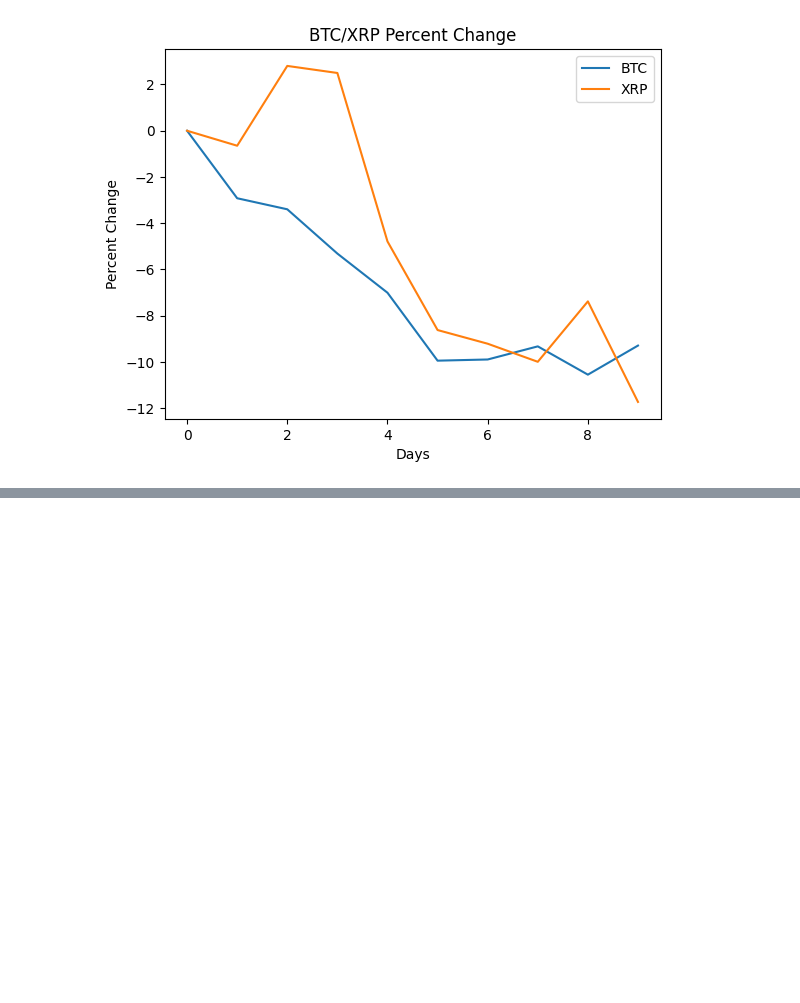
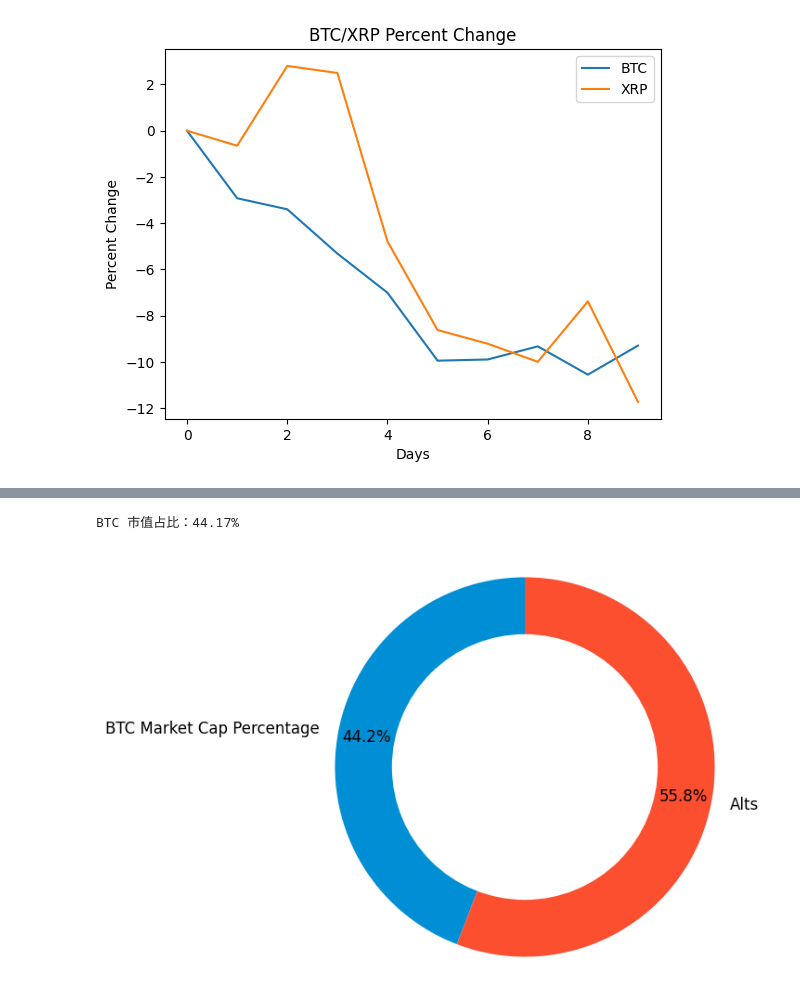
Before and after one commit to darrien-wang/codespaces-jupyter, a Jupyter notebook: notebooks/shortAlt.ipynb, the cells around one changed output, grey strips where cells are left out. Cells and saved outputs as stored; diff of their text form; code cells hidden in the pictures; blank space fills up the shorter version.

```diff
--- a/notebooks/shortAlt.ipynb
+++ b/notebooks/shortAlt.ipynb
@@ -271,0 +304,42 @@ plt.show()
+# %%
+from pycoingecko import CoinGeckoAPI
+import matplotlib.pyplot as plt
+
+def generate_pie_chart(btc_market_cap_percentage):
+    labels = ['BTC Market Cap Percentage', 'Alts']
+    sizes = [btc_market_cap_percentage, 100 - btc_market_cap_percentage]
+    colors = ['#008fd5', '#fc4f30']
+    text_props = {'color': 'black', 'fontsize': 12}
+    plt.pie(sizes, labels=labels, colors=colors, autopct='%1.1f%%', startangle=90, pctdistance=0.85, textprops=text_props)
+    centre_circle = plt.Circle((0,0),0.70,fc='white')
+    fig = plt.gcf()
+    fig.gca().add_artist(centre_circle)
+    plt.axis('equal')
+    plt.tight_layout()
+    plt.show()
+
+def get_market_data():
+    cg = CoinGeckoAPI()
+
+    # 获取市场总市值数据
+    global_data = cg.get_global()
+    total_market_cap = global_data['total_market_cap']['usd']
+
+    # 获取 BTC 市值数据
+    btc_data = cg.get_coin_by_id('bitcoin')
+    btc_market_cap = btc_data['market_data']['market_cap']['usd']
+
+    # 计算 BTC 市值占比
+    btc_market_cap_percentage = (btc_market_cap / total_market_cap) * 100
+
+    # 输出 BTC 市值占比
+    print(f"BTC 市值占比：{btc_market_cap_percentage:.2f}%")
+
+    # 生成饼图
+    generate_pie_chart(btc_market_cap_percentage)
+
+if __name__ == "__main__":
+    get_market_data()
+# %% [output]
+BTC 市值占比：44.17%
+[figure, added]
```
Also changed, not shown: parts of 3 cells of this notebook, 34 other files.
